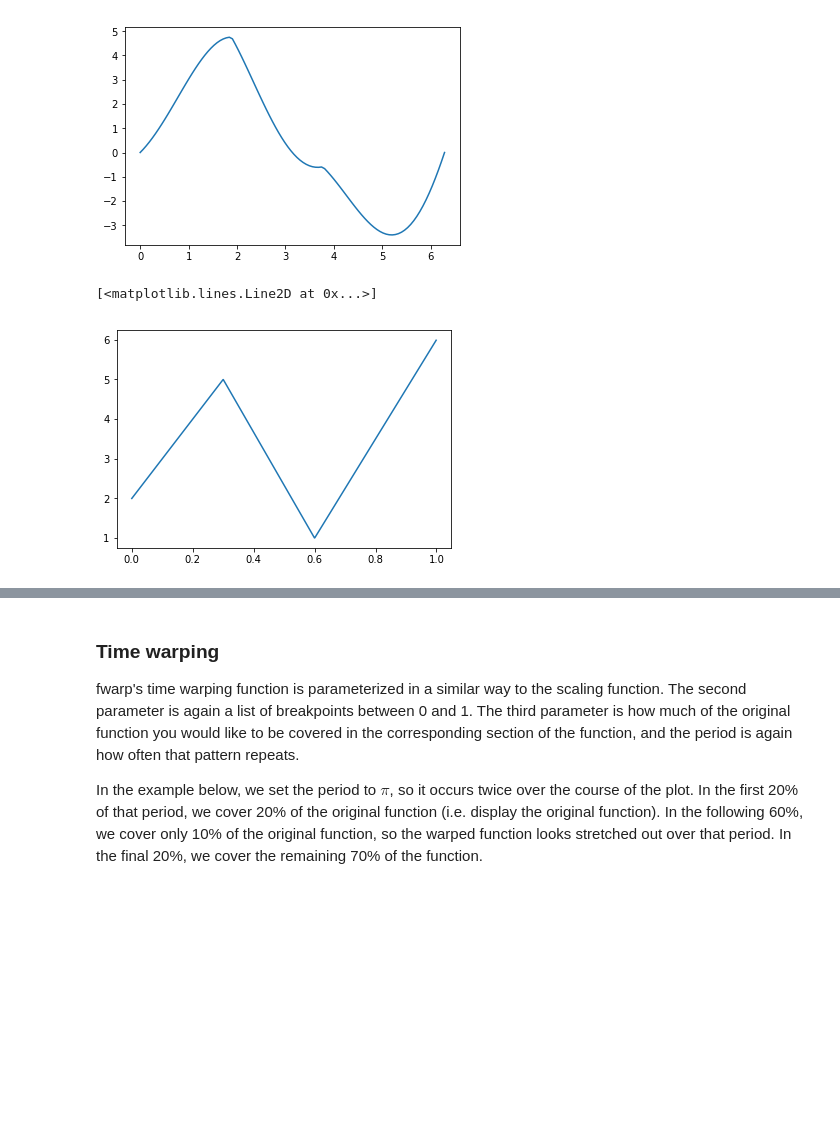
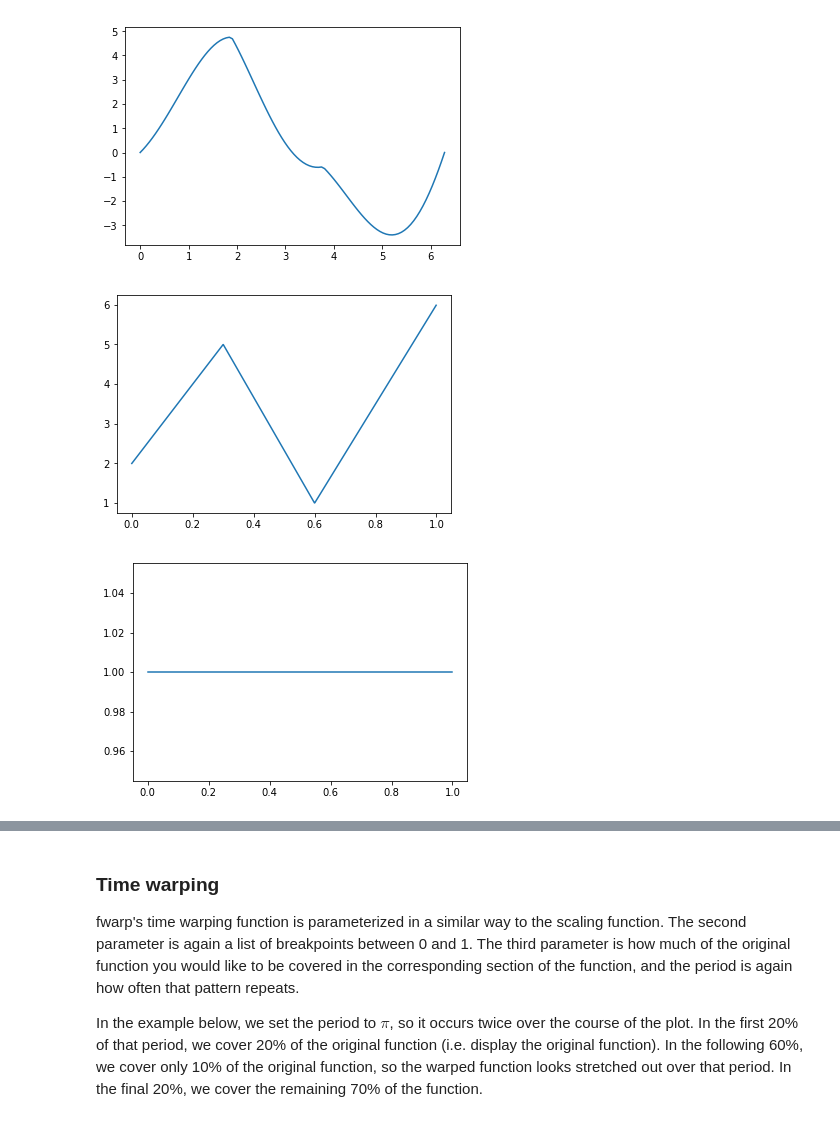
Before and after one commit to bkersbergen/warp, a Jupyter notebook: fwarp/demo.ipynb, the cells around one changed output, grey strips where cells are left out. Cells and saved outputs as stored; diff of their text form; code cells hidden in the pictures; blank space fills up the shorter version.

```diff
--- a/fwarp/demo.ipynb
+++ b/fwarp/demo.ipynb
@@ -47,7 +47,12 @@ plt.plot(x, scaled_sin(x));
 # %% [output]
 [figure]
 # %%
-plt.plot(y, warp.generate_scale_function([.3, .6], [2, 5, 1, 6])(y))
+scale_func = warp.generate_scale_function([.3, .6], [2, 5, 1, 6])
+plt.plot(y, scale_func(y));
 # %% [output]
-[<matplotlib.lines.Line2D at 0x...>]
 [figure]
+# %%
+scale_func = warp.generate_scale_function([.25, .5, .75], [1,1,1,1,1])
+plt.plot(y, scale_func(y));
+# %% [output]
+[figure, added]
```
Also changed, not shown: parts of 2 cells of this notebook, 3 other files.
